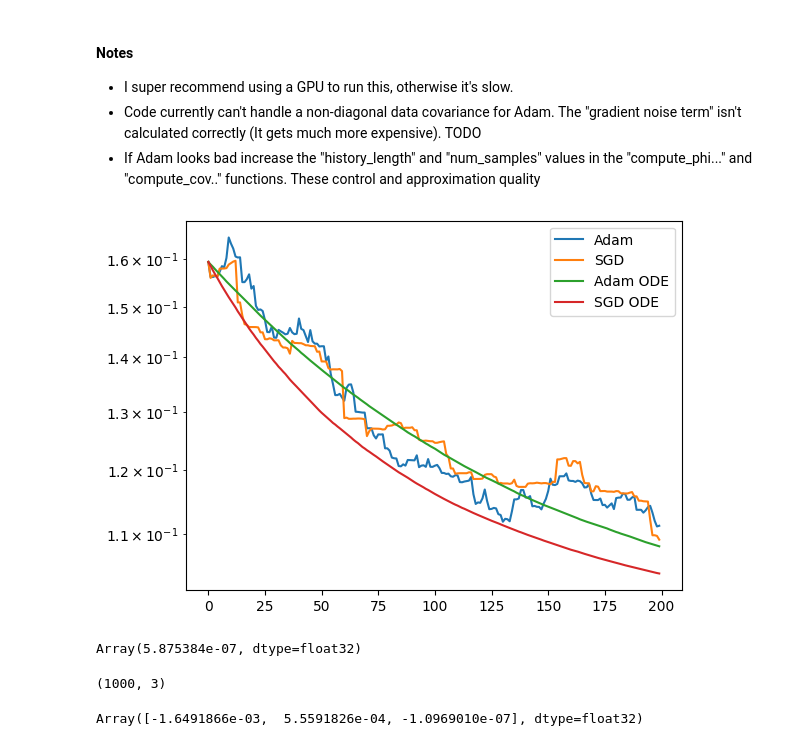
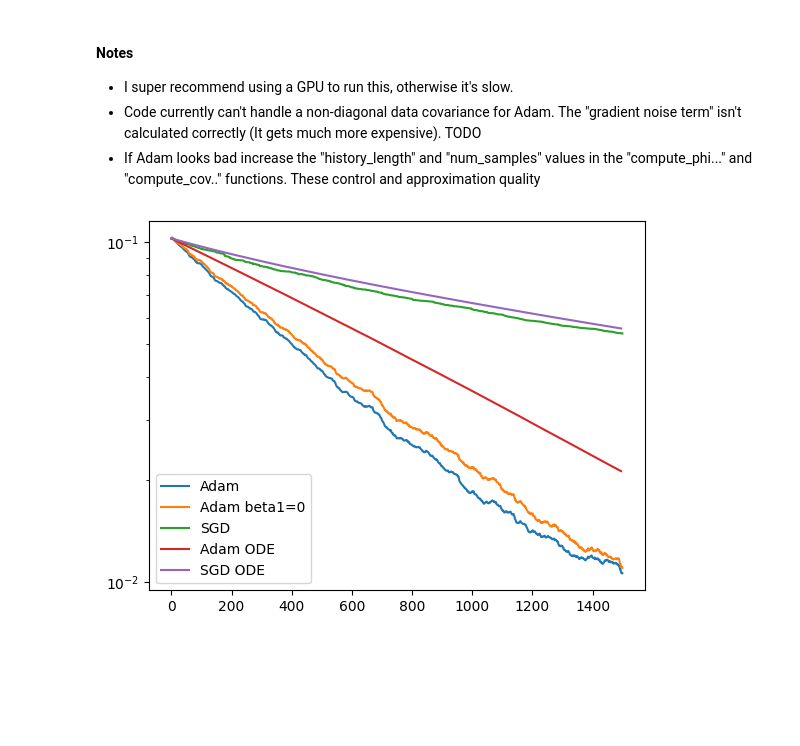
Before and after one commit to nmarzz/adam, a Jupyter notebook: demo.ipynb, the cells around one changed output. Drawn from its saved outputs; the diff is of its cells as text; code cells hidden in the pictures; blank space fills up the shorter version.

```diff
--- a/demo.ipynb
+++ b/demo.ipynb
@@ -18,15 +18,15 @@ import numpy as np
 import matplotlib.pyplot as plt
 import scipy
 # Setup the problem and parameters
-problem_type = 'real_phase_ret' # from  'logreg' or 'linreg', 'real_phase_ret'
+problem_type = 'linreg' # from  'logreg' or 'linreg', 'real_phase_ret'
 
-d = 100 # dimension
+d = 500 # dimension
 m = 1 # number of classes (target dimension)
-beta1 = 0
+beta1 = 0.4
 beta2 = 0.5
-T = 2 # time to run SDE for
+T = 3 # time to run SDE for
 
-lr = 0.5 # SDE learning rate
+lr = 0.9 # SDE learning rate
 lrk = lr / d # Optimzer learning rate
 
 # lr = lambda x: jnp.cos(2 * x / T) # SDE learning rate
@@ -55,73 +55,35 @@ sgd = SGD(problem_type)
 
 _, sgd_risks = sgd.run(params0, cov, T, lrk, optimal_params)
 _, adam_risks = adam.run(params0, cov, T, lrk, optimal_params, beta1 = beta1, beta2 = beta2, eps = 0.00)
+_, adam_risks_beta0 = adam.run(params0, cov, T, lrk, optimal_params, beta1 = 0, beta2 = beta2, eps = 0.00)
 
 # Run the SDE equivalents
 sgd_sde = SgdSDE(problem_type)
 adam_sde = AdamSDE(problem_type)
 
 # _, sgd_sde_risks, times_s = sgd_sde.run(params0, optimal_params, cov, T, lr)
 # params, adam_sde_risks, times_s = adam_sde.run(params0, optimal_params, cov, T, lr, beta1 = beta1, beta2 = beta2)
 
 # Run the ODE equivalents
 adam_ode = AdamODE(problem_type)
 sgd_ode = SgdODE(problem_type)
 
 sgd_risk, time, B = sgd_ode.run(params0, optimal_params, cov, T, lr, dt = 0.01)
 adam_risk, time, B = adam_ode.run(params0, optimal_params, cov, T, lr, dt = 0.01, beta1 = beta1, beta2 = beta2, eps = 0.001)
 
 plt.yscale('log')
 # plt.xscale('log')
 plt.plot(adam_risks, label = 'Adam')
+plt.plot(adam_risks_beta0, label = 'Adam beta1=0')
 plt.plot(sgd_risks, label = 'SGD')
 
 # plt.plot(times_s * d, adam_sde_risks, label = 'Adam SDE')
 # plt.plot(times_s * d, sgd_sde_risks, label = 'SGD SDE')
 
 plt.plot(time * d, adam_risk, label = 'Adam ODE')
 plt.plot(time * d, sgd_risk, label = 'SGD ODE')
 
 plt.legend()
 plt.show()
 # %% [output]
-[figure, old version]
+[figure, new version]
-# %%
-### Here I am checking that the gradient functions are implemented correctly
-
-params = params0
-x = jnp.array(np.random.randn(d) * jnp.sqrt(cov))
-
-import jax
-import jax.numpy as jnp
-
-# assume x and optimal_params are fixed arrays in your scope
-def M(params):
-    return jnp.linalg.norm((params.T @ x)**2 - (optimal_params.T @ x)**2)**2
-    # return jnp.linalg.norm((params.T @ x) - (optimal_params.T @ x))**2 / 2
-
-# make a grad‐fn
-grad_M = jax.grad(M)
-
-# compute gradient at your current params
-g = grad_M(params)
-
-from risks_and_discounts import grad_real_phase_ret, grad_linreg
-
-# phase_grad = jnp.outer(4 * params.T @ x * ((params.T @ x)**2 - (optimal_params.T @ x)**2) ,x)
-# print(norm(g - phase_grad.T))
-# print(phase_grad[0:10])
-# g[0,0:10]
-
-
-norm(g - grad_real_phase_ret(params,x, (optimal_params.T @ x)**2))
-# norm(g - grad_linreg(params,x, optimal_params.T @ x))
-# %% [output]
-Array(5.875384e-07, dtype=float32)
-# %%
-grad_real_phase_ret(params,x, (optimal_params.T @ x)**2).shape
-# %% [output]
-(1000, 3)
-# %%
-grad_real_phase_ret(params,x, (optimal_params.T @ x)**2)[0,:]
-# %% [output]
-Array([-1.6491866e-03,  5.5591826e-04, -1.0969010e-07], dtype=float32)
```
Also changed, not shown: parts of 5 cells of this notebook, 2 other files.
